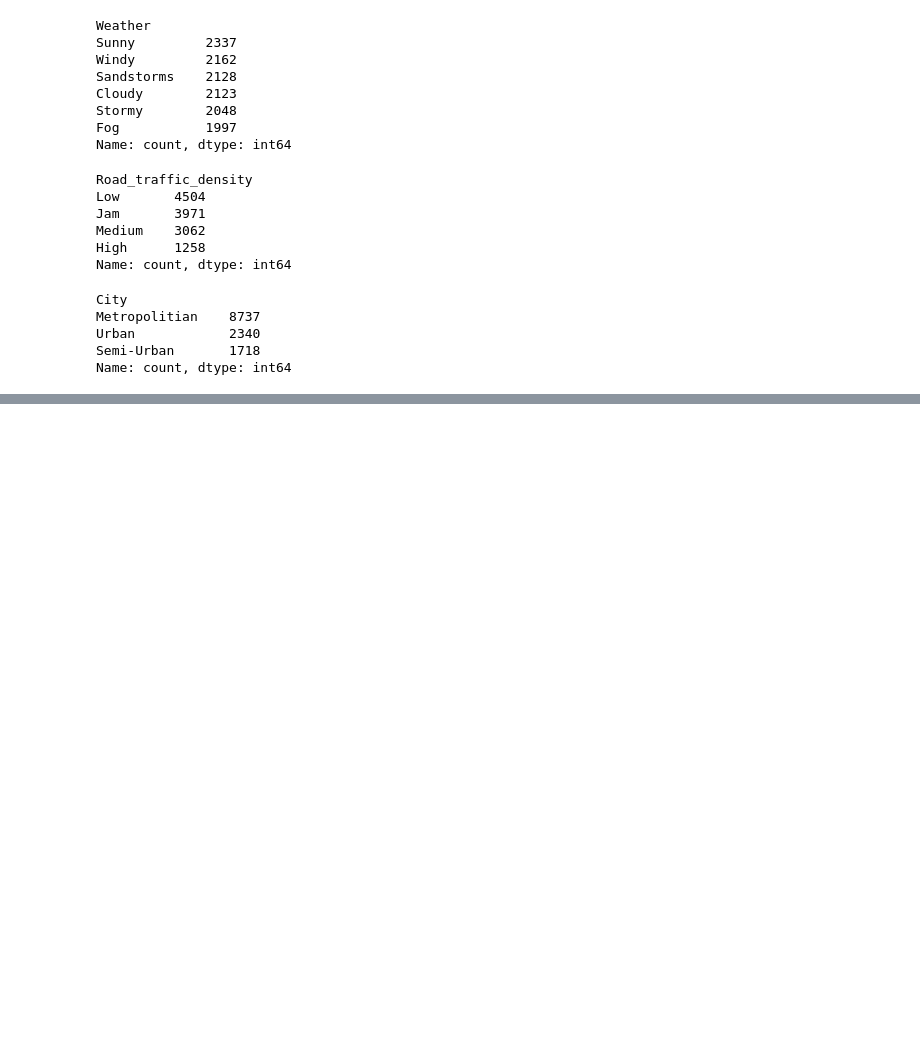
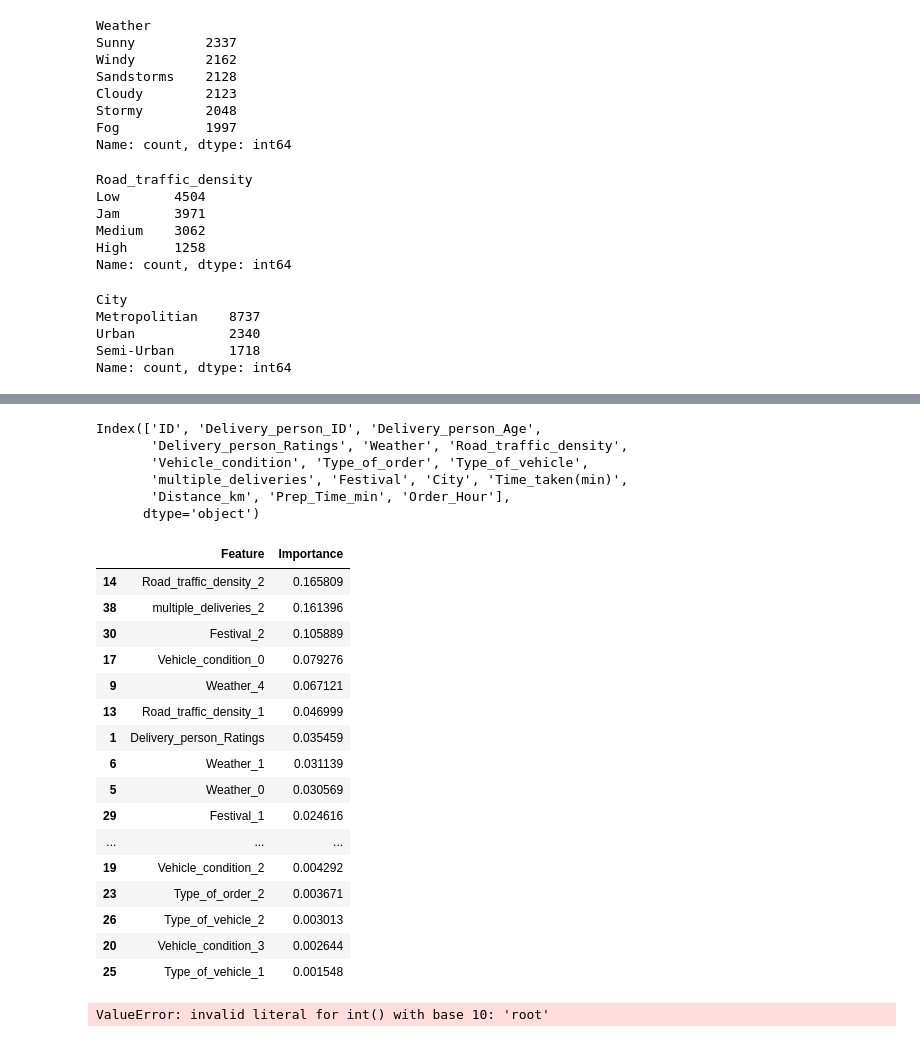
Before and after one commit to fahmiismailr/Amazon-Business-Research-Analyst-Dataset-Project, a Jupyter notebook: main.ipynb, the cells around one changed output, grey strips where cells are left out. Saved outputs shown, nothing was run; the diff lists cells and outputs as text; code cells hidden in the pictures; blank space fills up the shorter version.

```diff
--- a/main.ipynb
+++ b/main.ipynb
@@ -1875,0 +1910,39 @@ corr_matrix.to_csv('./cleaned_data/correlation_matrix.csv', index=False)
+# %%
+df_updated.columns
+# %% [output]
+Index(['ID', 'Delivery_person_ID', 'Delivery_person_Age',
+       'Delivery_person_Ratings', 'Weather', 'Road_traffic_density',
+       'Vehicle_condition', 'Type_of_order', 'Type_of_vehicle',
+       'multiple_deliveries', 'Festival', 'City', 'Time_taken(min)',
+       'Distance_km', 'Prep_Time_min', 'Order_Hour'],
+      dtype='object')
+# %%
+feat_imp
+# %% [output]
+|  | Feature | Importance |
+| 14 | Road_traffic_density_2 | 0.165809 |
+| 38 | multiple_deliveries_2 | 0.161396 |
+| 30 | Festival_2 | 0.105889 |
+| 17 | Vehicle_condition_0 | 0.079276 |
+| 9 | Weather_4 | 0.067121 |
+| 13 | Road_traffic_density_1 | 0.046999 |
+| 1 | Delivery_person_Ratings | 0.035459 |
+| 6 | Weather_1 | 0.031139 |
+| 5 | Weather_0 | 0.030569 |
+| 29 | Festival_1 | 0.024616 |
+| ... | ... | ... |
+| 19 | Vehicle_condition_2 | 0.004292 |
+| 23 | Type_of_order_2 | 0.003671 |
+| 26 | Type_of_vehicle_2 | 0.003013 |
+| 20 | Vehicle_condition_3 | 0.002644 |
+| 25 | Type_of_vehicle_1 | 0.001548 |
+# %%
+from sqlalchemy import create_engine
+
+engine = create_engine('mysql+pymysql://username:password@localhost:1234/amazon_delivery')
+
+df_updated.to_sql('delivery_training', con=engine, if_exists='replace', index=False)
+df_cleaned.to_sql('delivery_test', con=engine, if_exists='replace', index=False)
+feat_imp.to_sql('feature_importance', con=engine, if_exists='replace', index=False)
+# %% [output]
+ValueError: invalid literal for int() with base 10: 'root'
```
Also changed, not shown: parts of 3 cells of this notebook.
